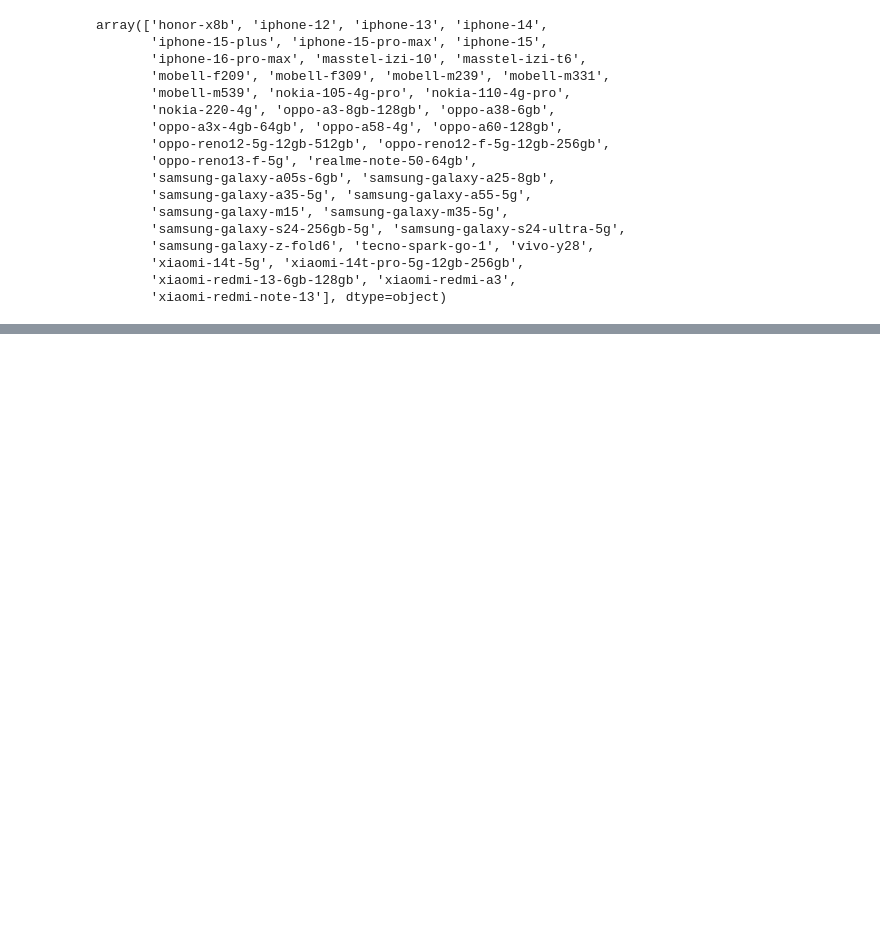
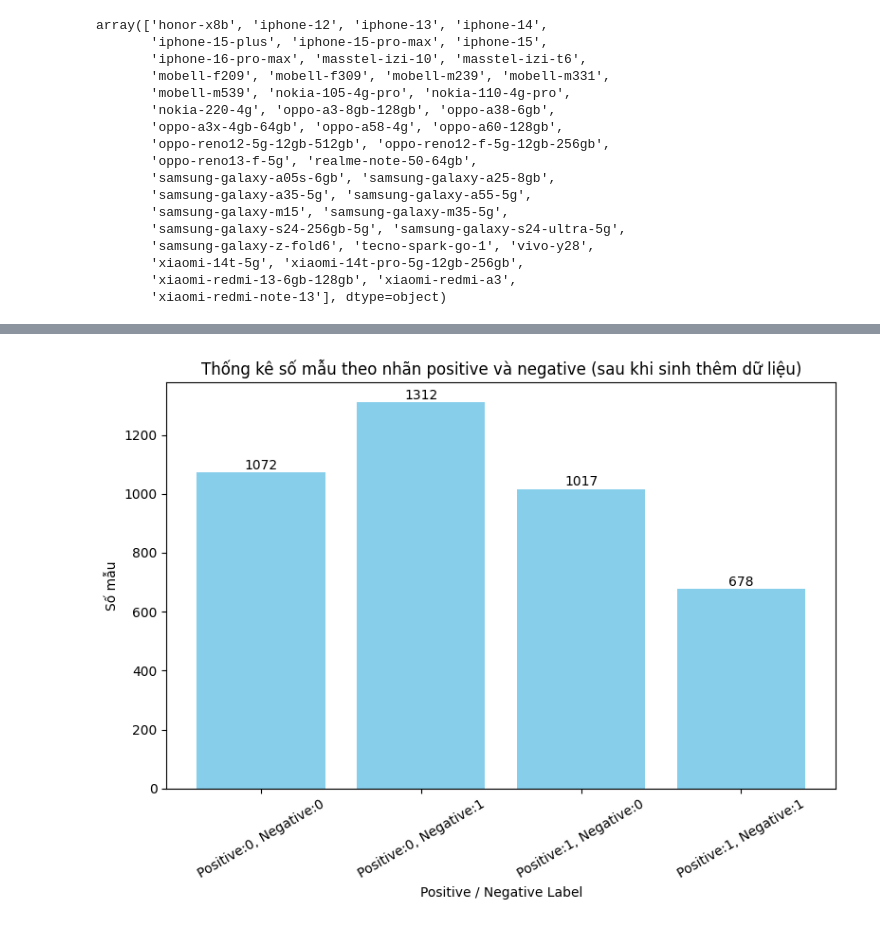
Before and after one commit to DinhManhAVG/Comment-Sentiment-Analysis, a Jupyter notebook: data/sure_labels/train_data_preparation.ipynb, the cells around one changed output, grey strips where cells are left out. Cells and saved outputs as stored; diff of their text form; code cells hidden in the pictures; blank space fills up the shorter version.

```diff
--- a/data/sure_labels/train_data_preparation.ipynb
+++ b/data/sure_labels/train_data_preparation.ipynb
@@ -42,3 +42,27 @@ train_df.head()
 | 3 | iphone-12 | Mua máy lướt được 2 hôm đã lỗi lo... | mua máy lướt được hai hôm đã lỗi ... | mua máy lướt được hai hôm lỗi loa... | 1 | 0 | 1 |
 | 4 | iphone-12 | Mới mua mà dễ nóng quá. Khi sạc v... | mới mua mà dễ nóng quá. khi sạc v... | mới mua mà dễ nóng quá sạc nhất_l... | 2 | 0 | 1 |
+# %%
+def plot_ratings_distribution(df, title):
+    # Nhóm theo (positive, negative) và đếm số lượng
+    counts = df.groupby(['positive', 'negative']).size().reset_index(name='count')
+
+    # Tạo nhãn để hiển thị trên trục x
+    counts['label'] = counts.apply(lambda row: f"Positive:{row['positive']}, Negative:{row['negative']}", axis=1)
+
+    # Vẽ biểu đồ
+    plt.figure(figsize=(8, 6))
+    bars = plt.bar(counts['label'], counts['count'], color='skyblue')
+
+    # Thêm số lượng trên đầu mỗi cột
+    for bar in bars:
+        yval = bar.get_height()
+        plt.text(bar.get_x() + bar.get_width()/2, yval + 0.5, int(yval), ha='center', va='bottom', fontsize=10)
+
+    # Thiết lập trục và tiêu đề
+    plt.xlabel('Positive / Negative Label')
+    plt.ylabel('Số mẫu')
+    plt.title(title)
+    plt.xticks(rotation=30)
+    plt.tight_layout()
+    plt.show()
 # %%
@@ -72,0 +78,11 @@ train_df.to_csv("../training_data/train_data.csv", index=False)
+# %%
+generated_data = pd.read_csv("../training_data/generated_data.csv")
+# %%
+train_df = pd.concat([
+    train_df,
+    generated_data
+]).reset_index(drop=True)
+# %%
+plot_ratings_distribution(train_df, "Thống kê số mẫu theo nhãn positive và negative (sau khi sinh thêm dữ liệu)")
+# %% [output]
+[figure, added]
```
Also changed, not shown: parts of 4 cells of this notebook, 5 other files.
